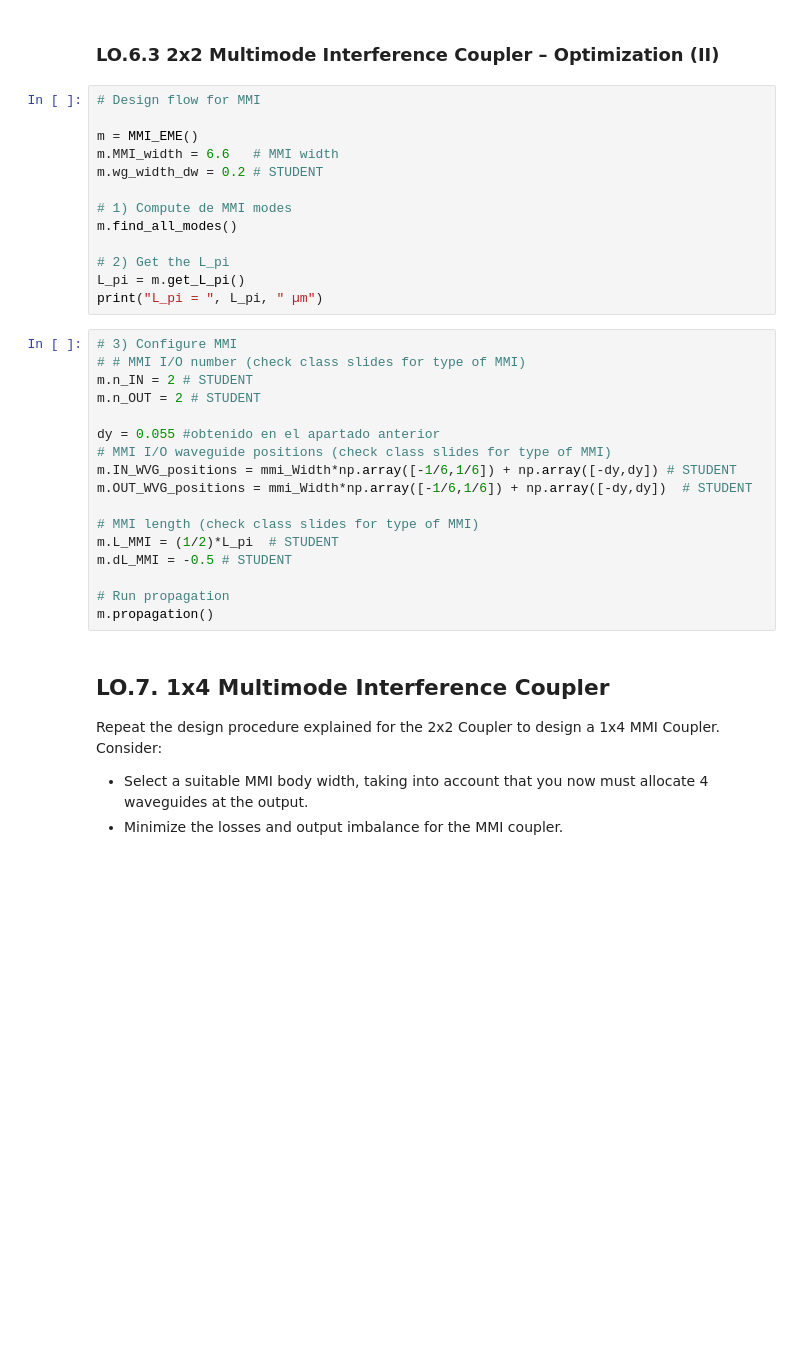
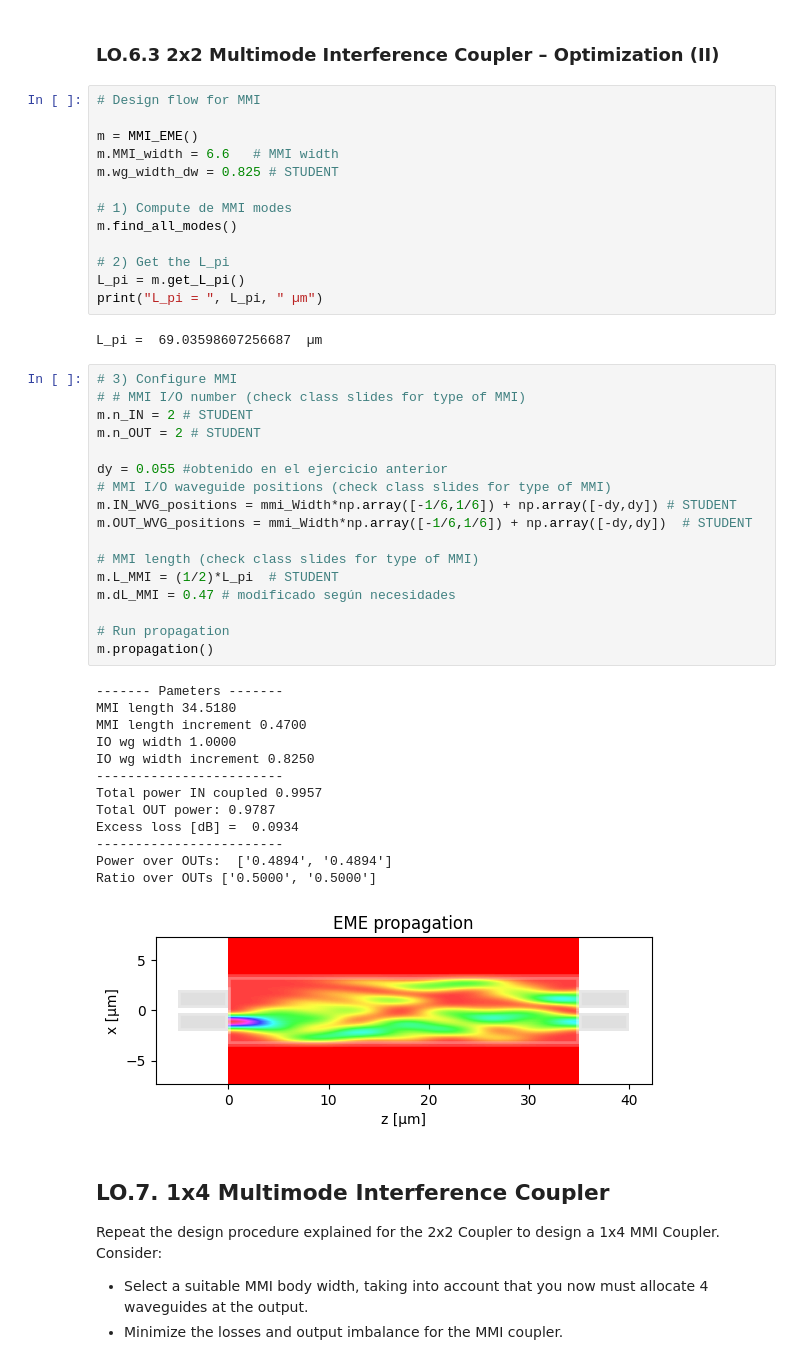
Before and after one commit to agondea/cifoin-lab2, a Jupyter notebook: COUPLERS_Student.ipynb, the cells around one changed output. Cells and saved outputs as stored; diff of their text form; blank space fills up the shorter version.

```diff
--- a/COUPLERS_Student.ipynb
+++ b/COUPLERS_Student.ipynb
@@ -726,7 +726,7 @@ Ratio over OUTs ['0.5001', '0.4999']
 
 m = MMI_EME()
 m.MMI_width = 6.6   # MMI width
-m.wg_width_dw = 0.2 # STUDENT
+m.wg_width_dw = 0.825 # STUDENT
 
 # 1) Compute de MMI modes
 m.find_all_modes()
@@ -734,23 +734,39 @@ m.find_all_modes()
 # 2) Get the L_pi
 L_pi = m.get_L_pi()
 print("L_pi = ", L_pi, " µm")
+# %% [output]
+L_pi =  69.03598607256687  µm
 # %%
 # 3) Configure MMI
 # # MMI I/O number (check class slides for type of MMI)
 m.n_IN = 2 # STUDENT
 m.n_OUT = 2 # STUDENT
 
-dy = 0.055 #obtenido en el apartado anterior
+dy = 0.055 #obtenido en el ejercicio anterior
 # MMI I/O waveguide positions (check class slides for type of MMI)
 m.IN_WVG_positions = mmi_Width*np.array([-1/6,1/6]) + np.array([-dy,dy]) # STUDENT
 m.OUT_WVG_positions = mmi_Width*np.array([-1/6,1/6]) + np.array([-dy,dy])  # STUDENT
 
 # MMI length (check class slides for type of MMI)
 m.L_MMI = (1/2)*L_pi  # STUDENT
-m.dL_MMI = -0.5 # STUDENT
+m.dL_MMI = 0.47 # modificado según necesidades
 
 # Run propagation
 m.propagation()
+# %% [output]
+------- Pameters -------
+MMI length 34.5180
+MMI length increment 0.4700
+IO wg width 1.0000
+IO wg width increment 0.8250
+------------------------
+Total power IN coupled 0.9957
+Total OUT power: 0.9787
+Excess loss [dB] =  0.0934
+------------------------
+Power over OUTs:  ['0.4894', '0.4894']
+Ratio over OUTs ['0.5000', '0.5000']
+[figure, added]
 # %% [markdown]
 ## LO.7. 1x4 Multimode Interference Coupler
 
```
Also changed, not shown: parts of 2 cells of this notebook.
